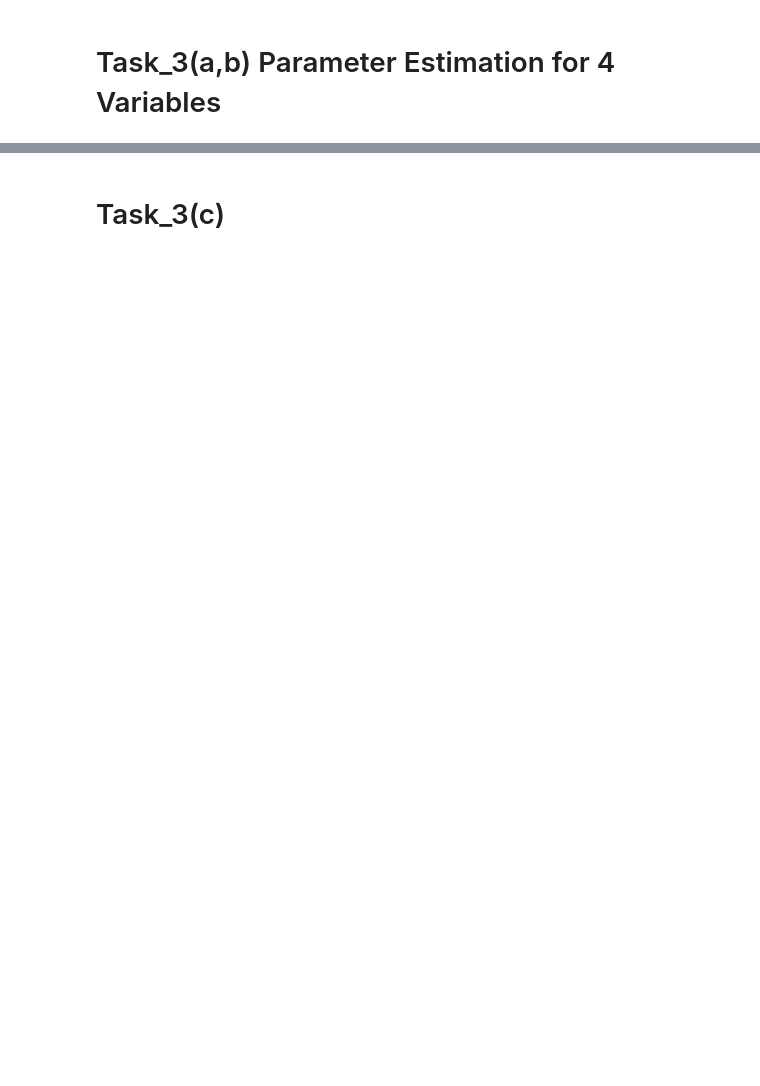
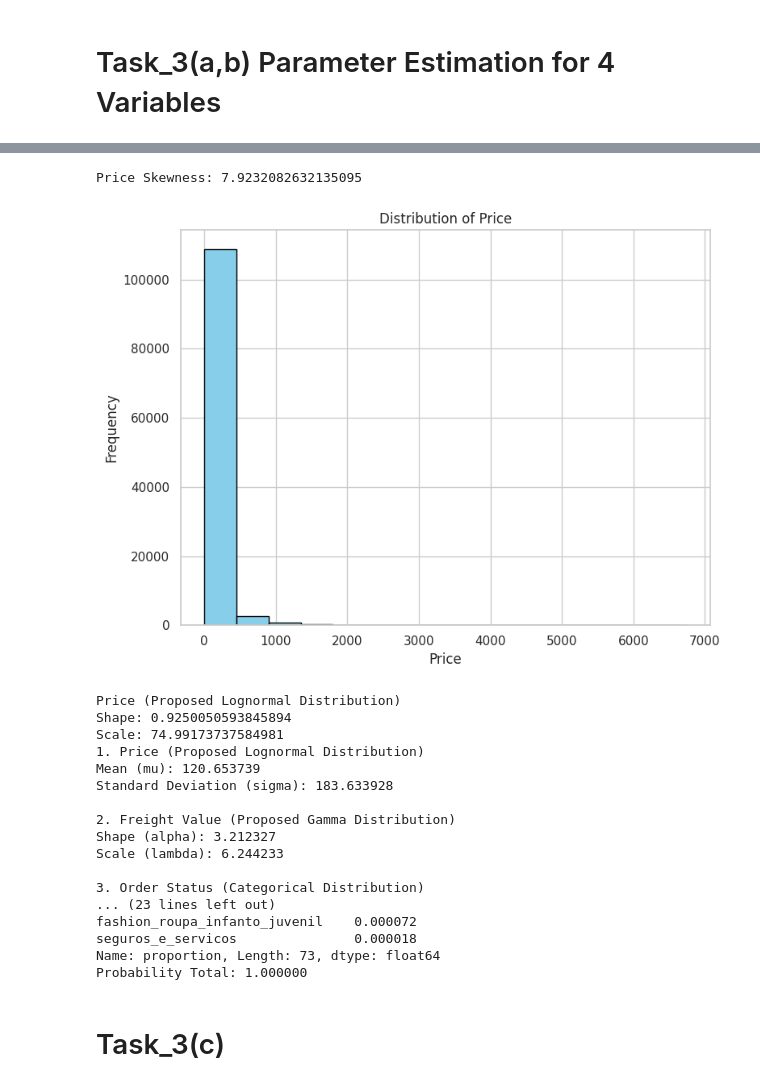
Before and after one commit to saifuddin-vuia/saifuddin-vuia, a Jupyter notebook: Statistics_CA_One.ipynb, the cells around one changed output, grey strips where cells are left out. Cells and saved outputs as stored; diff of their text form; code cells hidden in the pictures; blank space fills up the shorter version.

```diff
--- a/Statistics_CA_One.ipynb
+++ b/Statistics_CA_One.ipynb
@@ -345,3 +365,71 @@ Name: proportion, dtype: float64
+# %%
+# 1. Continuous Variable 1: price
+price = olist_df['price'].dropna()
+mu_price, std_price = price.mean(), price.std()
+
+print("Price Skewness:", price.skew())
+
+# Histogram for continuous variable (price)
+plt.figure(figsize=(8, 6))
+plt.hist(price, bins=15, color='skyblue', edgecolor='black')
+plt.title('Distribution of Price')
+plt.xlabel('Price')
+plt.ylabel('Frequency')
+plt.tight_layout()
+plt.show()
+
+# Fit Lognormal Distribution
+shape_price, loc_price, scale_price = stats.lognorm.fit(price, floc=0)
+print("\nPrice (Proposed Lognormal Distribution)")
+print("Shape:", shape_price)
+print("Scale:", scale_price)
+
+# 2. Continuous Variable 2: Freight Value
+freight_value = olist_df['freight_value'].dropna()
+freight_value = freight_value[freight_value > 0]
+shape_freight, loc_freight, scale_freight = stats.gamma.fit(freight_value, floc=0)
+
+# 3. Categorical Variable 1: Order_status
+status_props = orders['order_status'].value_counts(normalize=True)
+
+# 4. Categorical Variable 2: Product Category
+cat_props = olist_df['product_category_name'].value_counts(normalize=True)
+
+print("1. Price (Proposed Lognormal Distribution)")
+print(f"Mean (mu): {mu_price:.6f}")
+print(f"Standard Deviation (sigma): {std_price:.6f}")
+
+print("\n2. Freight Value (Proposed Gamma Distribution)")
+print(f"Shape (alpha): {shape_freight:.6f}")
+print(f"Scale (lambda): {scale_freight:.6f}")
+
+print("\n3. Order Status (Categorical Distribution)")
+print(round(status_props, 6))
+print(f"Probability Total: {status_props.sum():.6f}")
+
+print("\n4. Product Category (Categorical Distribution)")
+print(round(cat_props, 6))
+print(f"Probability Total: {cat_props.sum():.6f}")
+# %% [output]
+Price Skewness: 7.9232082632135095
+[figure, added]
+Price (Proposed Lognormal Distribution)
+Shape: 0.9250050593845894
+Scale: 74.99173737584981
+1. Price (Proposed Lognormal Distribution)
+Mean (mu): 120.653739
+Standard Deviation (sigma): 183.633928
+
+2. Freight Value (Proposed Gamma Distribution)
+Shape (alpha): 3.212327
+Scale (lambda): 6.244233
+
+3. Order Status (Categorical Distribution)
+... (23 lines left out)
+fashion_roupa_infanto_juvenil    0.000072
+seguros_e_servicos               0.000018
+Name: proportion, Length: 73, dtype: float64
+Probability Total: 1.000000
 # %% [markdown]
 # Task_3(c)
 # %%
```
Also changed, not shown: parts of 9 cells of this notebook.
